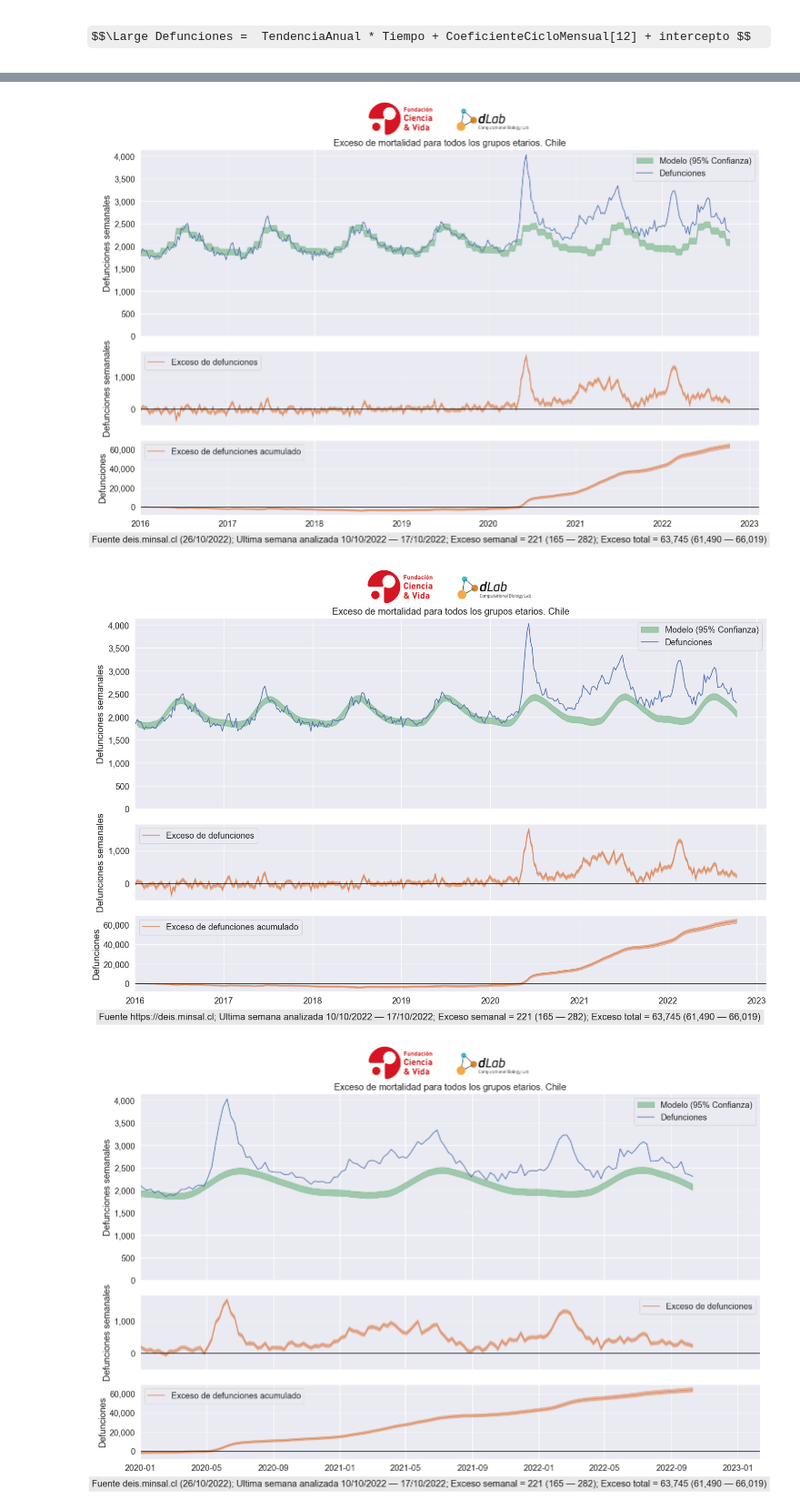
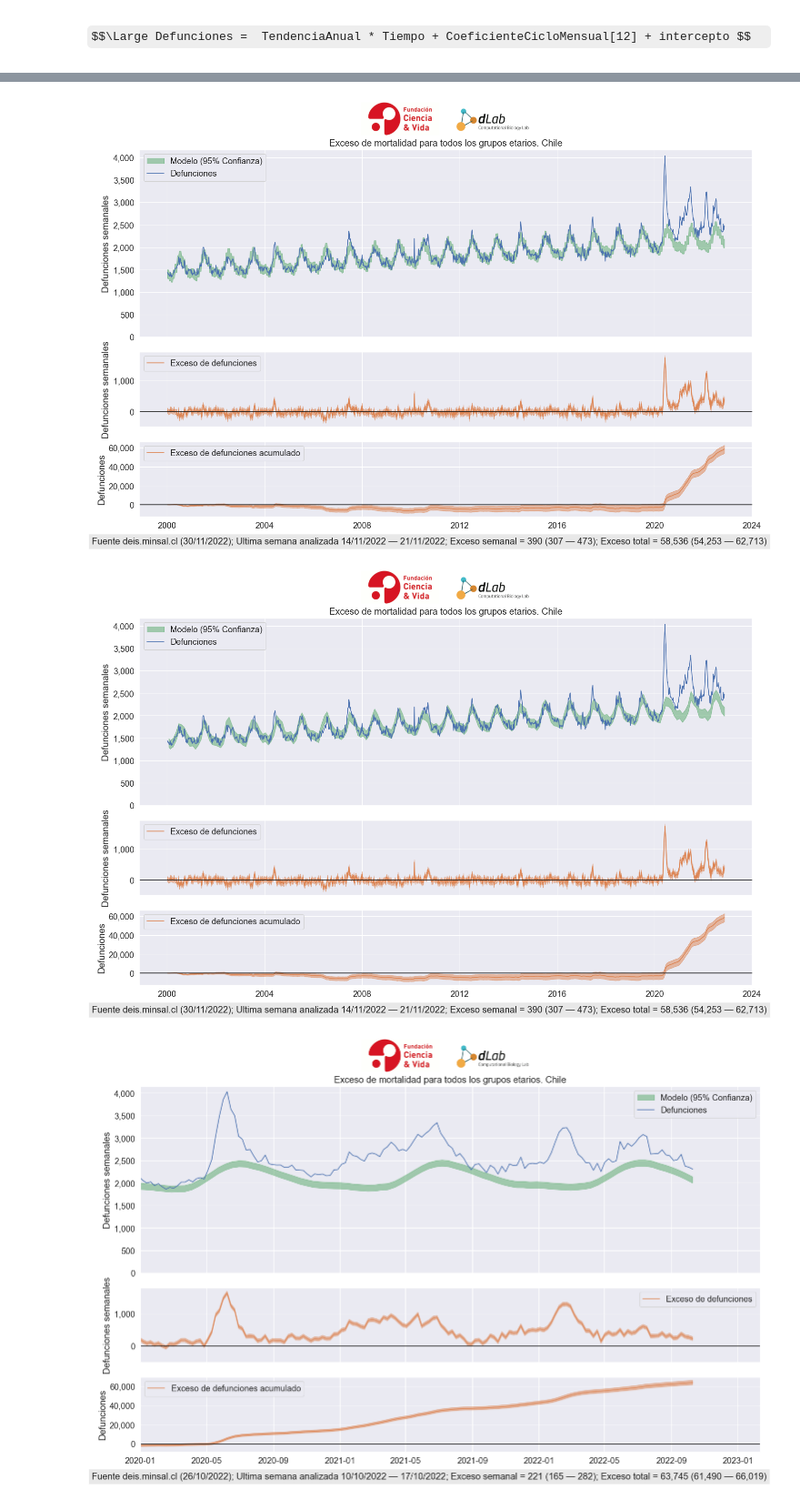
Before and after one commit to DLab/Analitica-Minsal, a Jupyter notebook: src/Notebooks/Deis-one-step.ipynb, the cells around one changed output, grey strips where cells are left out. Shown at 91% size. Cells and saved outputs as stored; diff of their text form; code cells hidden in the pictures; some formulas as TeX source.

```diff
--- a/src/Notebooks/Deis-one-step.ipynb
+++ b/src/Notebooks/Deis-one-step.ipynb
@@ -10,7 +10,7 @@ deis_data = Path('deis_data')
 deis_data.mkdir(parents=True, exist_ok=True)
 
 def get_deis_death_url():
-    datapattern = compile('http.*DEFUNCIONES_FUENTE_DEIS_2016_.*zip\"\\n\"tags\":\"defunciones\"')
+    datapattern = compile('http.*DEFUNCIONES_FUENTE_DEIS.*zip\"\\n\"tags\":\"defunciones\"')
     with urllib.request.urlopen('https://deis.minsal.cl/wp-admin/admin-ajax.php?action=wp_ajax_ninja_tables_public_action&table_id=2889&target_action=get-all-data&default_sorting=manual_sort') as f:
         return datapattern.search(f.read().decode().replace(',','\n')).group().replace('\\', '').split('"')[0]
 
@@ -35,17 +35,18 @@ def annos(row):
     else:
         return np.nan
 deis_csv = 'deis_data/' + get_csv_deis() + 'csv'
-columnas = ['ANO_DEF', 'FECHA_DEF', 'GLOSA_SEXO', 'EDAD_TIPO', 'EDAD_CANT', 'CODIGO_COMUNA_RESIDENCIA', 'GLOSA_COMUNA_RESIDENCIA', 'GLOSA_REG_RES', 'DIAG1', 'CAPITULO_DIAG1', 'GLOSA_CAPITULO_DIAG1', 'CODIGO_GRUPO_DIAG1', 'GLOSA_GRUPO_DIAG1', 'CODIGO_CATEGORIA_DIAG1', 'GLOSA_CATEGORIA_DIAG1', 'CODIGO_SUBCATEGORIA_DIAG1', 'GLOSA_SUBCATEGORIA_DIAG1', 'DIAG2', 'CAPITULO_DIAG2', 'GLOSA_CAPITULO_DIAG2', 'CODIGO_GRUPO_DIAG2', 'GLOSA_GRUPO_DIAG2', 'CODIGO_CATEGORIA_DIAG2', 'GLOSA_CATEGORIA_DIAG2', 'CODIGO_SUBCATEGORIA_DIAG2', 'GLOSA_SUBCATEGORIA_DIAG2']
-deis = pd.read_csv(deis_csv, sep=';', parse_dates=[1], header=None, names=columnas, index_col=False, encoding='latin-1')
+#columnas = ['ANO_DEF', 'FECHA_DEF', 'GLOSA_SEXO', 'EDAD_TIPO', 'EDAD_CANT', 'CODIGO_COMUNA_RESIDENCIA', 'GLOSA_COMUNA_RESIDENCIA', 'GLOSA_REG_RES', 'DIAG1', 'CAPITULO_DIAG1', 'GLOSA_CAPITULO_DIAG1', 'CODIGO_GRUPO_DIAG1', 'GLOSA_GRUPO_DIAG1', 'CODIGO_CATEGORIA_DIAG1', 'GLOSA_CATEGORIA_DIAG1', 'CODIGO_SUBCATEGORIA_DIAG1', 'GLOSA_SUBCATEGORIA_DIAG1', 'DIAG2', 'CAPITULO_DIAG2', 'GLOSA_CAPITULO_DIAG2', 'CODIGO_GRUPO_DIAG2', 'GLOSA_GRUPO_DIAG2', 'CODIGO_CATEGORIA_DIAG2', 'GLOSA_CATEGORIA_DIAG2', 'CODIGO_SUBCATEGORIA_DIAG2', 'GLOSA_SUBCATEGORIA_DIAG2']
+deis = pd.read_csv(deis_csv, sep=';', parse_dates=[1], index_col=False, encoding='latin-1')
 deis.set_index(['FECHA_DEF'], inplace=True)
 deis.sort_index(inplace=True)
 # CODIGO_CATEGORIA_DIAG1 U07 > covid19
 rmtree(deis_data)
 deis['EDAD_ANOS'] = deis.apply(annos, axis = 1)
-deis['ANO_DEF'] = deis['ANO_DEF'].astype('int32')
+deis['AÑO'] = deis['AÑO'].astype('int32')
 bins = [0, 5, 10, 15, 20, 25, 30, 35, 40, 45, 50, 55, 60, 65, 70, 75, 80, 999]
 bins_10s = [0, 10, 20, 30, 40, 50, 60, 70, 80, 999]
 labels = ['00-04', '05-09', '10-14', '15-19', '20-24', '25-29', '30-34', '35-39', '40-44', '45-49', '50-54', '55-59', '60-64', '65-69', '70-74', '75-79', '80+']
 labels_10s = ['00-09', '10-19', '20-29', '30-39', '40-49', '50-59', '60-69', '70-79', '80+']
 deis['agerange'] = pd.cut(deis.EDAD_ANOS, bins, labels=labels, include_lowest=True, right=False)
 deis['agerange_10s'] = pd.cut(deis.EDAD_ANOS, bins_10s, labels=labels_10s, include_lowest=True, right=False)
+deis = deis[deis.index.notnull()]
@@ -154,10 +172,10 @@ figsize = (10, 5)
 # create a list of month strings, for plotting purposes
 month_strings = calendar.month_name[1:]
 # %%
-deis_gruped = pd.pivot_table(deis, values=['EDAD_CANT'], index=['FECHA_DEF'],
-                    columns=['GLOSA_SEXO', 'agerange_10s'], aggfunc='count')['EDAD_CANT'].resample('W-Mon').sum()
-deis_prepandemia = pd.pivot_table(deis.loc[(deis['ANO_DEF'] <= 2019)], values=['EDAD_CANT'], index=['FECHA_DEF'],
-                    columns=['GLOSA_SEXO', 'agerange_10s'], aggfunc='count')['EDAD_CANT'].resample('W-Mon').sum()
+deis_gruped = pd.pivot_table(deis.loc[(deis['AÑO'] >= 2000)], values=['EDAD_CANT'], index=['FECHA_DEF'],
+                    columns=['SEXO_NOMBRE', 'agerange_10s'], aggfunc='count')['EDAD_CANT'].resample('W-Mon').sum()
+deis_prepandemia = pd.pivot_table(deis.loc[(deis['AÑO'] <= 2019) & (deis['AÑO'] >= 2000)], values=['EDAD_CANT'], index=['FECHA_DEF'],
+                    columns=['SEXO_NOMBRE', 'agerange_10s'], aggfunc='count')['EDAD_CANT'].resample('W-Mon').sum()
 deis_gruped = deis_gruped.sum(axis=1).iloc[1:-2]#.groupby(pd.Grouper(freq='W')).sum().iloc[1:-1]
 deis_prepandemia = deis_prepandemia.sum(axis=1).iloc[1:-1]#.groupby(pd.Grouper(freq='W')).sum().iloc[1:-1]
 # %%
@@ -227,9 +245,9 @@ with pm.Model(coords={"month": month_strings}) as model:
     time = pm.MutableData("time", np.array(list(range(len(deis_prepandemia)))), dims='t')
     deaths = pm.MutableData("deaths", deis_prepandemia.to_numpy(), dims='t')
     # priors
-    intercept = pm.Normal("intercept", 2200, 10)
+    intercept = pm.Normal("intercept", 1629, 10)
     month_mu = ZeroSumNormal("month mu", sigma=200, dims="month")
-    linear_trend = pm.TruncatedNormal("linear trend", 0, 0.1, lower=0)
+    linear_trend = pm.TruncatedNormal("linear trend", 0.5, 0.1, lower=0)
 
     # the actual linear model
     mu = pm.Deterministic(
@@ -371,9 +391,9 @@ ax[2].get_yaxis().set_major_formatter(matplotlib.ticker.FuncFormatter(lambda x,
 
 
 plt.figtext(0.5, -0.01, NOTAS[0], ha="center", bbox={"facecolor":"lightgray", "alpha":0.5, "pad":5})
-ax[0].set_xlim(xmin=datetime.datetime(2016, 1, 1, ))
-ax[1].set_xlim(xmin=datetime.datetime(2016, 1, 1, ))
-ax[2].set_xlim(xmin=datetime.datetime(2016, 1, 1, ))
+#ax[0].set_xlim(xmin=datetime.datetime(2016, 1, 1, ))
+#ax[1].set_xlim(xmin=datetime.datetime(2016, 1, 1, ))
+#ax[2].set_xlim(xmin=datetime.datetime(2016, 1, 1, ))
 
 
 img = imageio.v2.imread('https://i2.wp.com/dlab.cl/wp-content/uploads/2016/08/LogoWebDlab.png')
@@ -389,7 +409,7 @@ imax.imshow(img, aspect="equal")
 plt.tight_layout()
 plt.savefig('foo.png', bbox_inches='tight', dpi=300)
 # %% [output]
-[figure, old version]
+[figure, new version]
 # %%
 import matplotlib
 import seaborn as sns
@@ -398,7 +418,7 @@ sns.set_context('paper', font_scale=1.5)
 
 fig, ax = plt.subplots(3, 1, figsize=(figsize[0]+5, 9), sharex=True, gridspec_kw={'height_ratios': [5, 2, 2]})
 #az.plot_hdi(mdates.date2num(humanweek.index), completecounterfactual.posterior_predictive["obs"], hdi_prob=0.5, smooth=True)
-az.plot_hdi(mdates.date2num(humanweek.index), completecounterfactual.posterior_predictive["obs"], hdi_prob=0.95, smooth=True, smooth_kwargs={'window_length':11}, fill_kwargs={"label": "Modelo (95% Confianza)"}, color="C2", ax = ax[0])
+az.plot_hdi(mdates.date2num(humanweek.index), completecounterfactual.posterior_predictive["obs"], hdi_prob=0.95, smooth=True, smooth_kwargs={'window_length':3}, fill_kwargs={"label": "Modelo (95% Confianza)"}, color="C2", ax = ax[0])
 
 ax[0].plot(humanweek.index, humanweek, label="Defunciones")
 #format_x_axis(ax)
@@ -409,37 +429,37 @@ ax[0].set_ylabel('Defunciones semanales')
 
 plot_xY95(humanweek.index, excess_deaths.transpose(..., "t"), ax[1], label='Exceso de defunciones')
 
 ax[1].axhline(y=0, color="k")
 ax[1].legend()
 ax[1].set_ylabel('Defunciones semanales')
 
 plot_xY95(humanweek.index, cumsum.transpose(..., "t"), ax[2], label='Exceso de defunciones acumulado')
 ax[2].axhline(y=0, color="k")
 ax[2].legend()
 ax[2].set_ylabel('Defunciones')
 ax[0].get_yaxis().set_major_formatter(matplotlib.ticker.FuncFormatter(lambda x, p: format(int(x), ',')))
 ax[1].get_yaxis().set_major_formatter(matplotlib.ticker.FuncFormatter(lambda x, p: format(int(x), ',')))
 ax[2].get_yaxis().set_major_formatter(matplotlib.ticker.FuncFormatter(lambda x, p: format(int(x), ',')))
 
 
 plt.figtext(0.5, -0.01, NOTAS[0], ha="center", bbox={"facecolor":"lightgray", "alpha":0.5, "pad":5})
-ax[0].set_xlim(xmin=datetime.datetime(2016, 1, 1, ))
-ax[1].set_xlim(xmin=datetime.datetime(2016, 1, 1, ))
-ax[2].set_xlim(xmin=datetime.datetime(2016, 1, 1, ))
+#ax[0].set_xlim(xmin=datetime.datetime(2016, 1, 1, ))
+#ax[1].set_xlim(xmin=datetime.datetime(2016, 1, 1, ))
+#ax[2].set_xlim(xmin=datetime.datetime(2016, 1, 1, ))
 
 img = imageio.v2.imread('https://i2.wp.com/dlab.cl/wp-content/uploads/2016/08/LogoWebDlab.png')
 
 # put a new axes where you want the image to appear
 # (x, y, width, height)
 imax = fig.add_axes([0.40, 0.9, 0.25, 0.25])
 # remove ticks & the box from imax
 imax.set_axis_off()
 # print the logo with aspect="equal" to avoid distorting the logo
 imax.imshow(img, aspect="equal")
 
 plt.tight_layout()
 # %% [output]
-[figure, old version]
+[figure, new version]
 # %%
 sns.set_context('paper', font_scale=1.5)
 
```
Also changed, not shown: parts of 14 cells of this notebook, 3 other files.
